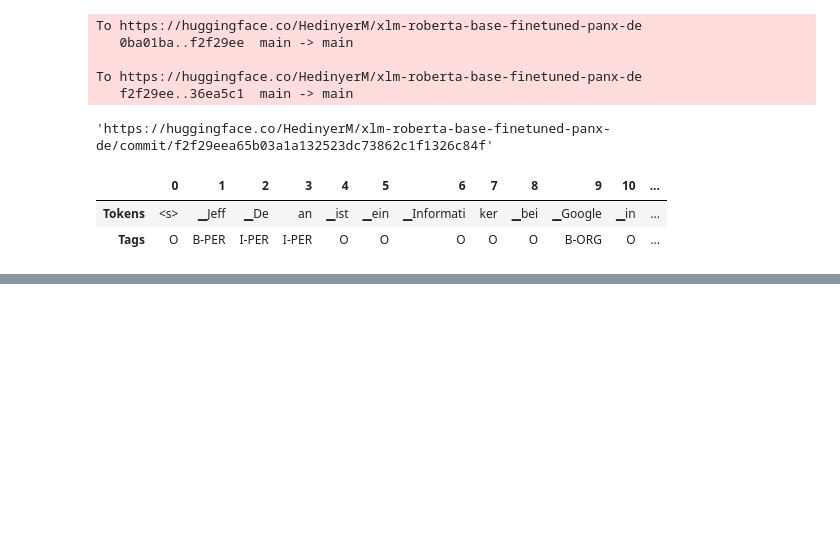
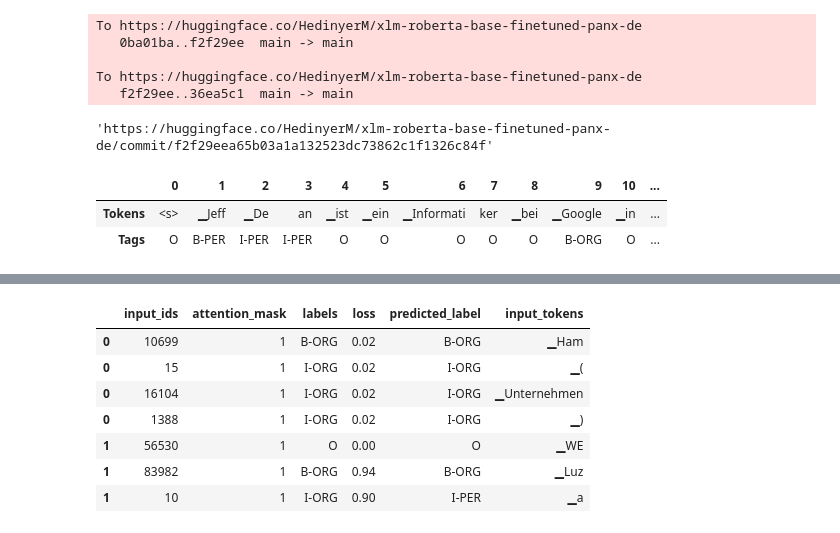
Before and after one commit to thereallexluttor/LLMS, a Jupyter notebook: chapter4.ipynb, the cells around one changed output, grey strips where cells are left out. Drawn from its saved outputs; the diff is of its cells as text; code cells hidden in the pictures; blank space fills up the shorter version.

```diff
--- a/chapter4.ipynb
+++ b/chapter4.ipynb
@@ -365,3 +365,25 @@ tag_text(text_de, tags, trainer.model, xlmr_tokenizer)
 |  | 0 | 1 | 2 | 3 | 4 | 5 | 6 | 7 | 8 | 9 | 10 | ... |
 | Tokens | <s> | ▁Jeff | ▁De | an | ▁ist | ▁ein | ▁Informati | ker | ▁bei | ▁Google | ▁in | ... |
 | Tags | O | B-PER | I-PER | I-PER | O | O | O | O | O | B-ORG | O | ... |
+# %%
+from torch.nn.functional import cross_entropy
+def forward_pass_with_label(batch):
+    # Convert dict of lists to list of dicts suitable for data collator
+    features = [dict(zip(batch, t)) for t in zip(*batch.values())]
+    # Pad inputs and labels and put all tensors on device
+    batch = data_collator(features)
+    input_ids = batch["input_ids"].to(device)
+    attention_mask = batch["attention_mask"].to(device)
+    labels = batch["labels"].to(device)
+    with torch.no_grad():
+        # Pass data through model
+        output = trainer.model(input_ids, attention_mask)
+        # logit.size: [batch_size, sequence_length, classes]
+        # Predict class with largest logit value on classes axis
+        predicted_label = torch.argmax(output.logits, axis=-1).cpu().numpy()
+    # Calculate loss per token after flattening batch dimension with view
+    loss = cross_entropy(output.logits.view(-1, 7),
+                         labels.view(-1), reduction="none")
+    # Unflatten batch dimension and convert to numpy array
+    loss = loss.view(len(input_ids), -1).cpu().numpy()
+    return {"loss":loss, "predicted_label": predicted_label}
@@ -367,0 +410,14 @@ tag_text(text_de, tags, trainer.model, xlmr_tokenizer)
+# %%
+df_tokens = df.apply(pd.Series.explode)
+df_tokens = df_tokens.query("labels != 'IGN'")
+df_tokens["loss"] = df_tokens["loss"].astype(float).round(2)
+df_tokens.head(7)
+# %% [output]
+|  | input_ids | attention_mask | labels | loss | predicted_label | input_tokens |
+| 0 | 10699 | 1 | B-ORG | 0.02 | B-ORG | ▁Ham |
+| 0 | 15 | 1 | I-ORG | 0.02 | I-ORG | ▁( |
+| 0 | 16104 | 1 | I-ORG | 0.02 | I-ORG | ▁Unternehmen |
+| 0 | 1388 | 1 | I-ORG | 0.02 | I-ORG | ▁) |
+| 1 | 56530 | 1 | O | 0.00 | O | ▁WE |
+| 1 | 83982 | 1 | B-ORG | 0.94 | B-ORG | ▁Luz |
+| 1 | 10 | 1 | I-ORG | 0.90 | I-PER | ▁a |
```
Also changed, not shown: parts of 24 cells of this notebook, 1 other file.
